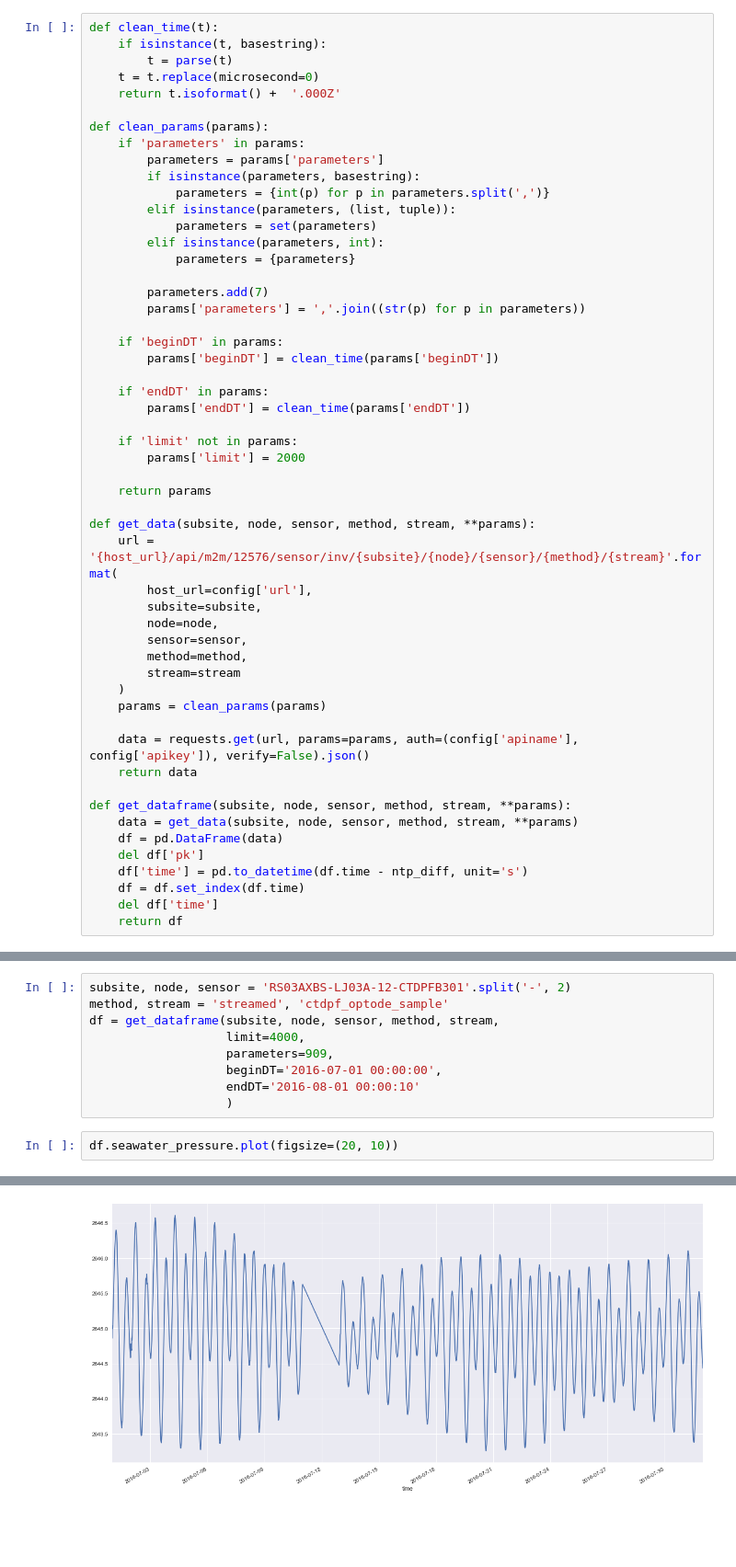
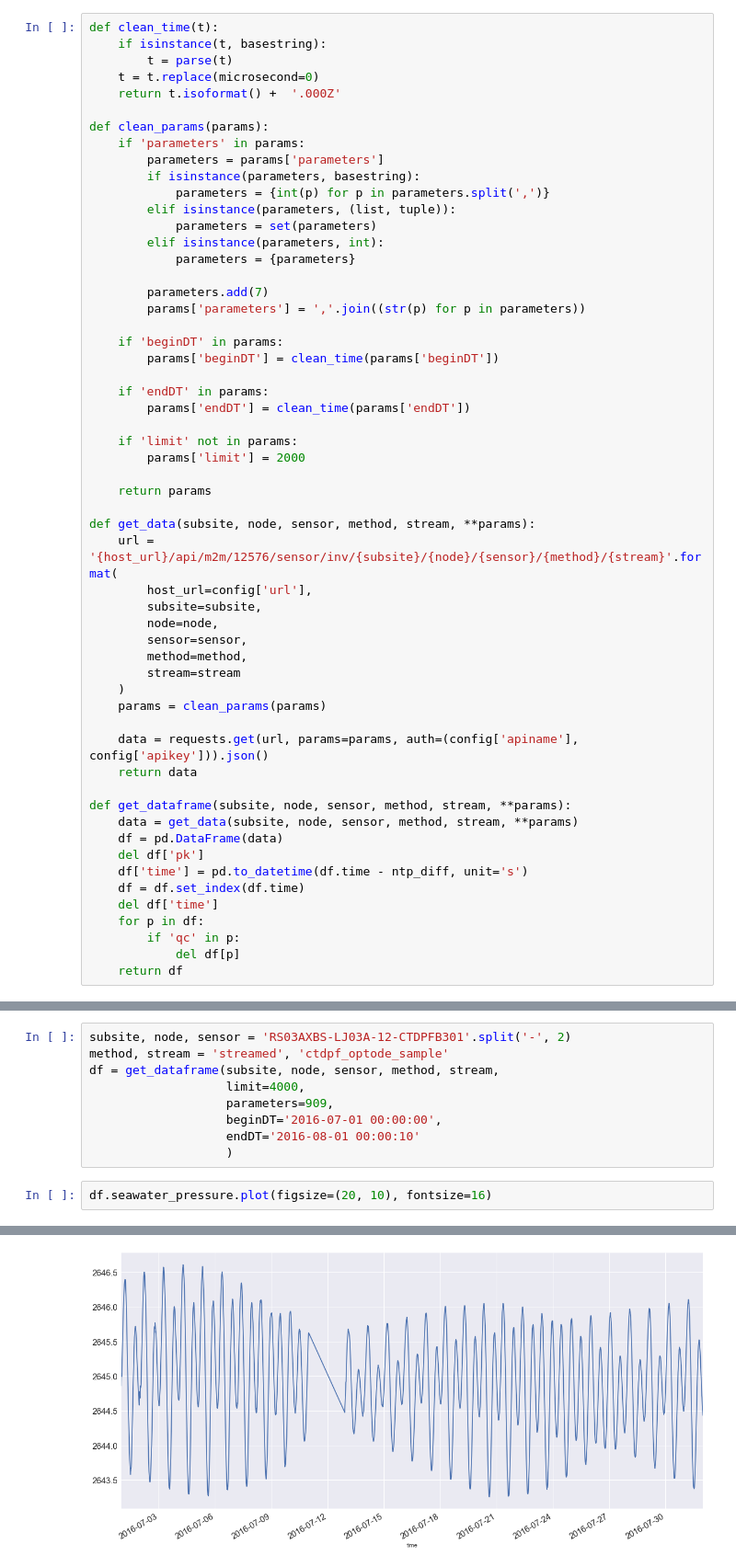
Before and after one commit to petercable/shared_notebooks, a Jupyter notebook: s7_demo/Sprint 7 Demo TEST.ipynb, the cells around one changed output, grey strips where cells are left out. Shown: that part at 92% size. Drawn from its saved outputs; the diff is of its cells as text; blank space fills up the shorter version.

```diff
--- a/s7_demo/Sprint 7 Demo TEST.ipynb
+++ b/s7_demo/Sprint 7 Demo TEST.ipynb
@@ -69,7 +69,7 @@ def get_data(subsite, node, sensor, method, stream, **params):
     )
     params = clean_params(params)
 
-    data = requests.get(url, params=params, auth=(config['apiname'], config['apikey']), verify=False).json()
+    data = requests.get(url, params=params, auth=(config['apiname'], config['apikey'])).json()
     return data
 
 def get_dataframe(subsite, node, sensor, method, stream, **params):
@@ -79,6 +79,9 @@ def get_dataframe(subsite, node, sensor, method, stream, **params):
     df['time'] = pd.to_datetime(df.time - ntp_diff, unit='s')
     df = df.set_index(df.time)
     del df['time']
+    for p in df:
+        if 'qc' in p:
+            del df[p]
     return df
 # %% [markdown]
 ## Issue #4390 - Unable to calculate dissolved oxygen from surface mounted DOSTA
@@ -137,7 +140,7 @@ df = get_dataframe(subsite, node, sensor, method, stream,
                    endDT='2016-08-01 00:00:10'
                    )
 # %%
-df.seawater_pressure.plot(figsize=(20, 10))
+df.seawater_pressure.plot(figsize=(20, 10), fontsize=16)
 # %% [output]
 <matplotlib.axes._subplots.AxesSubplot at 0x...>
-[figure, old version]
+[figure, new version]
```
Also changed, not shown: parts of 17 cells of this notebook, 1 other file.
